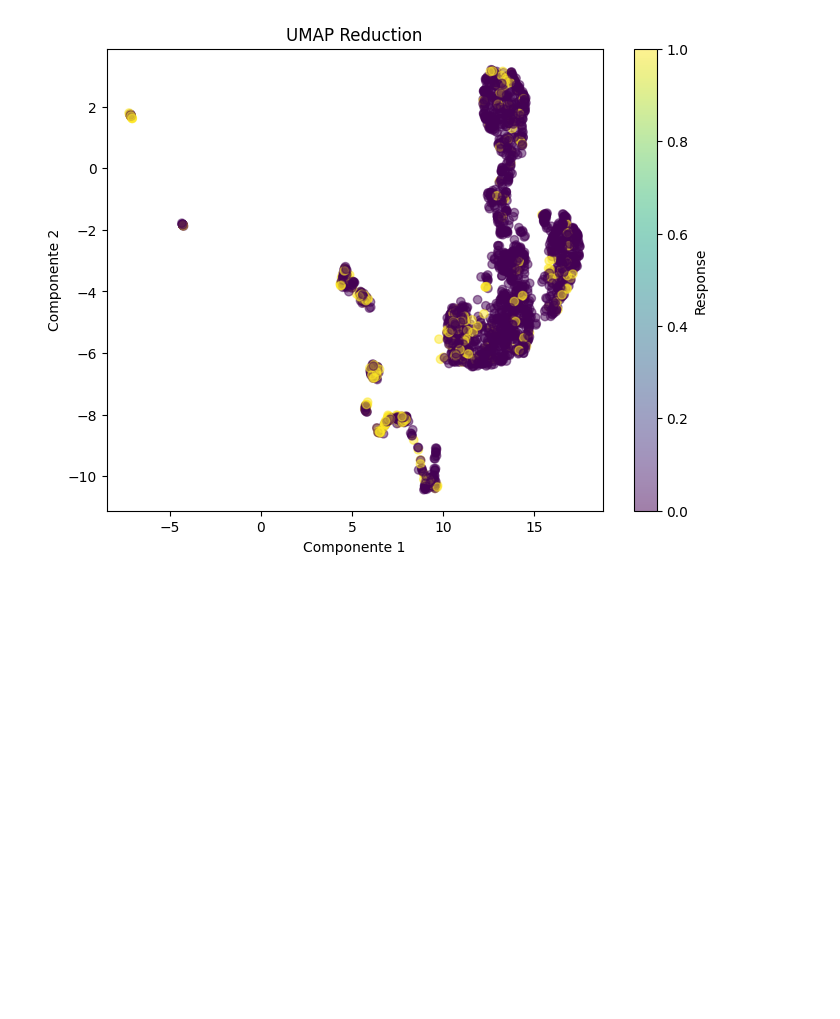
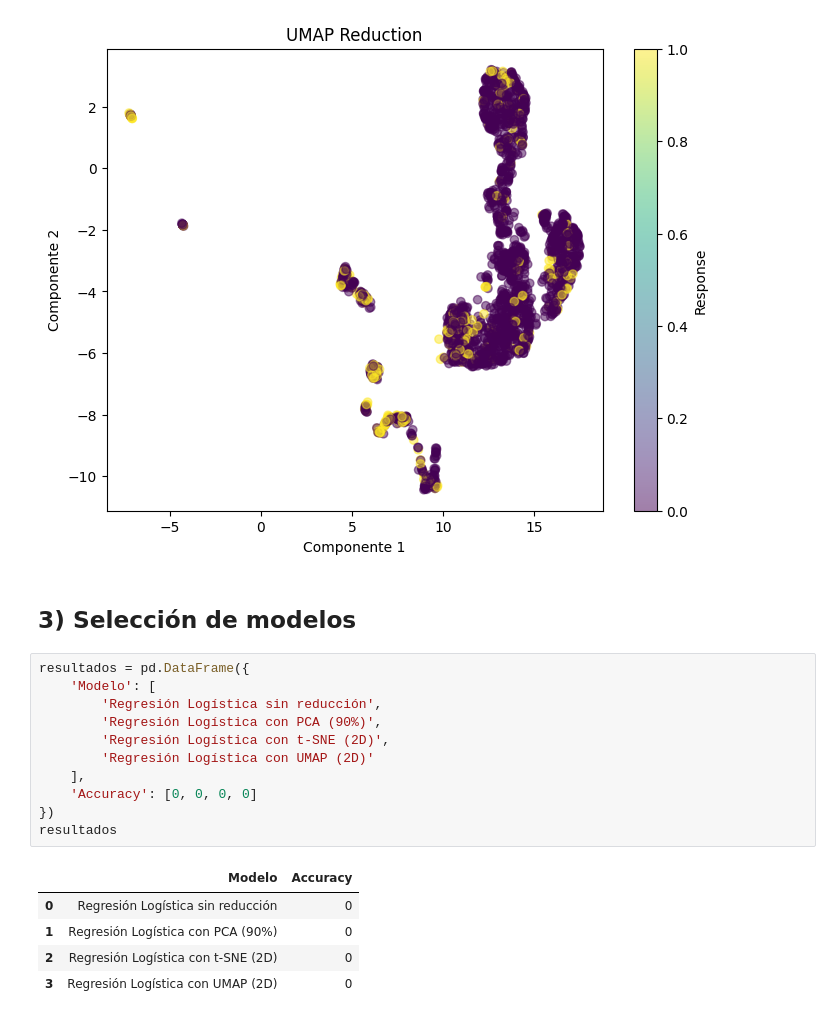
Before and after one commit to Shernandez0911/Tarea8DataScience, a Jupyter notebook: SebastianHernandez_AlexMondaca.ipynb, the cells around one changed output. Cells and saved outputs as stored; diff of their text form; blank space fills up the shorter version.

```diff
--- a/SebastianHernandez_AlexMondaca.ipynb
+++ b/SebastianHernandez_AlexMondaca.ipynb
@@ -191,3 +191,22 @@ X_umap = umap_model.fit_transform(X_processed)
 plot_reduction(X_umap, y, "UMAP Reduction")
 # %% [output]
 [figure]
+# %% [markdown]
+## 3)  Selección de modelos
+# %%
+resultados = pd.DataFrame({
+    'Modelo': [
+        'Regresión Logística sin reducción',
+        'Regresión Logística con PCA (90%)',
+        'Regresión Logística con t-SNE (2D)',
+        'Regresión Logística con UMAP (2D)'
+    ],
+    'Accuracy': [0, 0, 0, 0]
+})
+resultados
+# %% [output]
+|  | Modelo | Accuracy |
+| 0 | Regresión Logística sin reducción | 0 |
+| 1 | Regresión Logística con PCA (90%) | 0 |
+| 2 | Regresión Logística con t-SNE (2D) | 0 |
+| 3 | Regresión Logística con UMAP (2D) | 0 |
```
